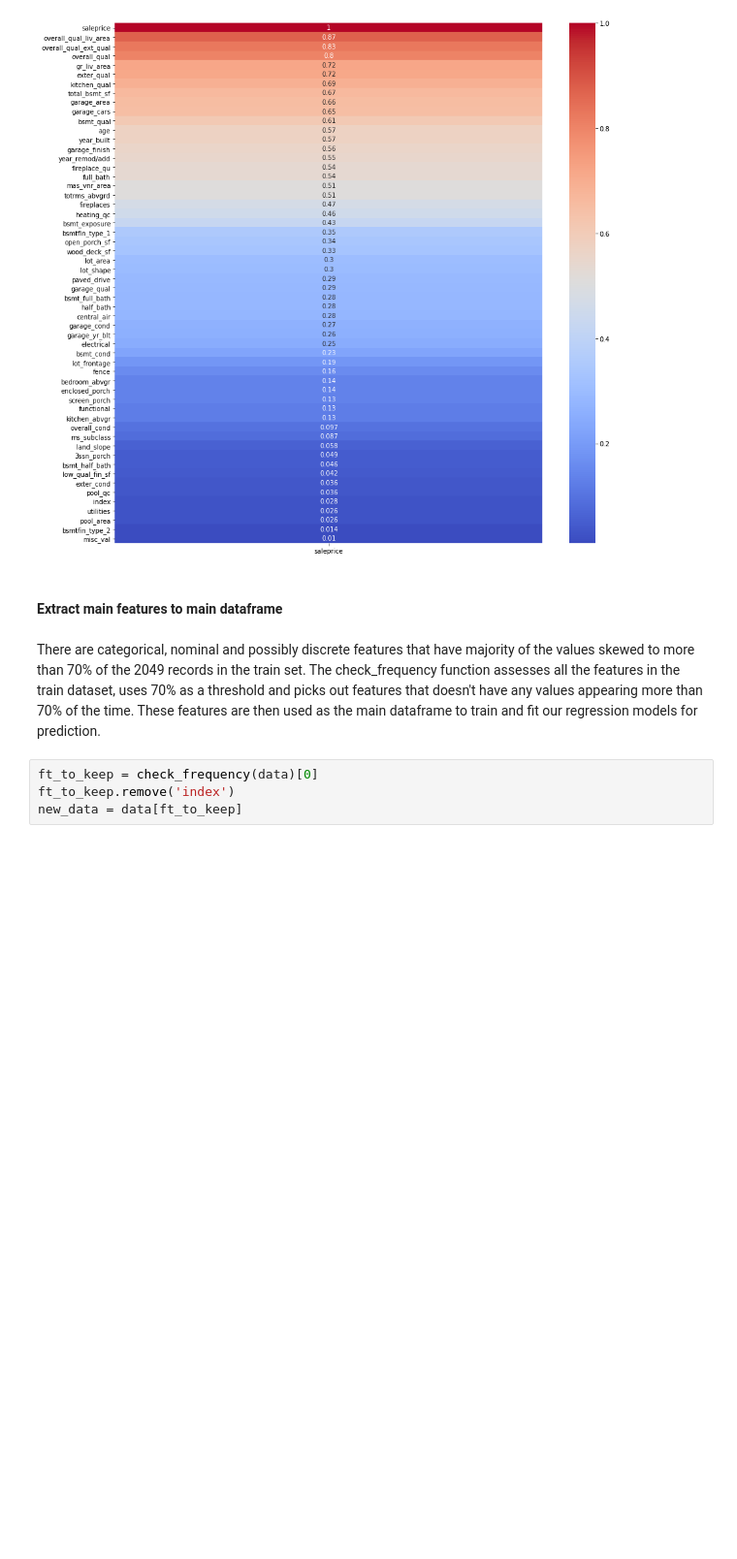
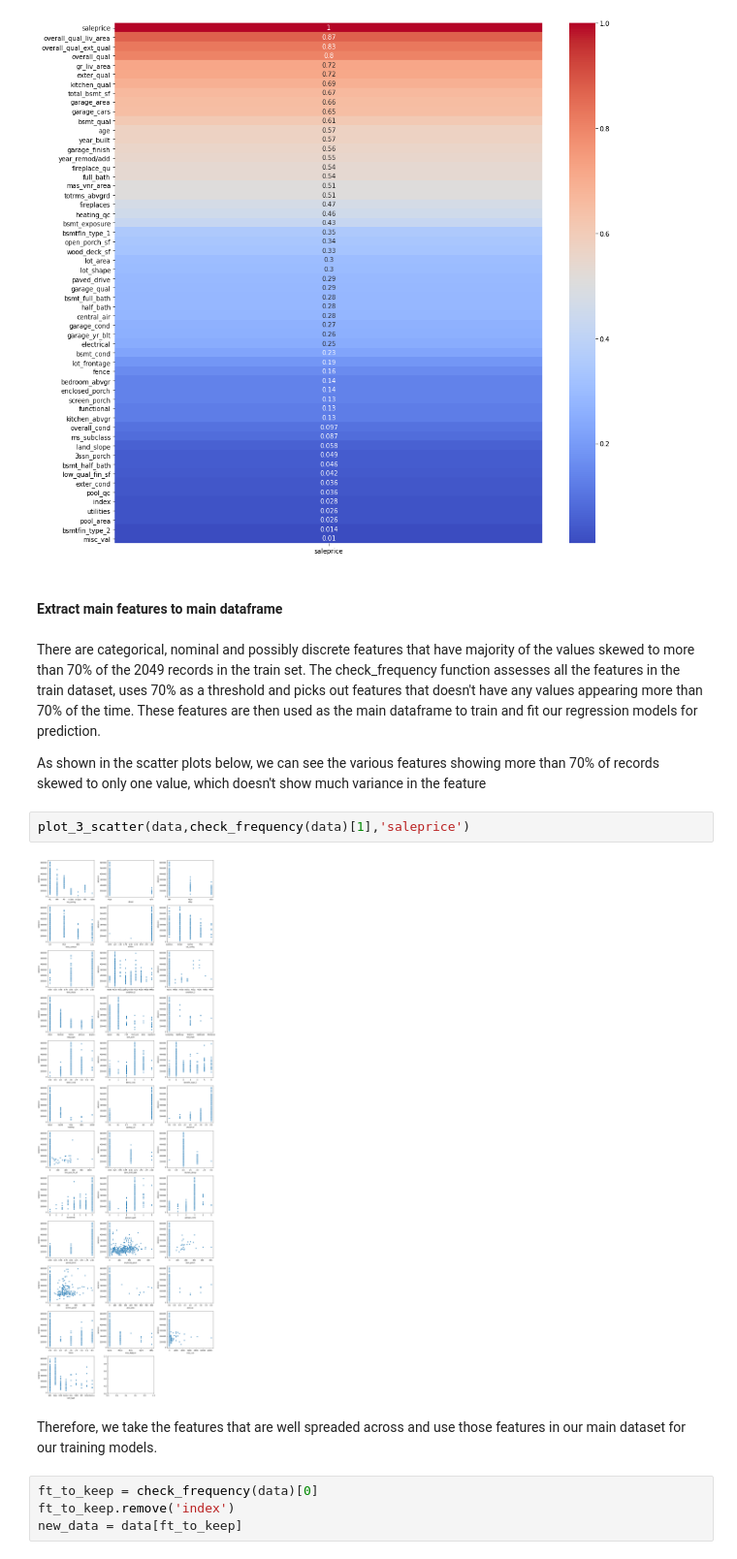
Before and after one commit to kkhalis/GA-Projects, a Jupyter notebook: project_2/Project 2 - Ames Housing Kaggle Challenge.ipynb, the cells around one changed output. Shown at 97% size. Saved outputs shown, nothing was run; the diff lists cells and outputs as text; blank space fills up the shorter version.

```diff
--- a/project_2/Project 2 - Ames Housing Kaggle Challenge.ipynb
+++ b/project_2/Project 2 - Ames Housing Kaggle Challenge.ipynb
@@ -390,6 +452,14 @@ sns.heatmap(abs(data.corr()[['saleprice']]).sort_values(ascending=False, by='sal
 #### Extract main features to main dataframe
 # %% [markdown]
 There are categorical, nominal and possibly discrete features that have majority of the values skewed to more than 70% of the 2049 records in the train set. The check_frequency function assesses all the features in the train dataset, uses 70% as a threshold and picks out features that doesn't have any values appearing more than 70% of the time. These features are then used as the main dataframe to train and fit our regression models for prediction.
+
+As shown in the scatter plots below, we can see the various features showing more than 70% of records skewed to only one value, which doesn't show much variance in the feature
+# %%
+plot_3_scatter(data,check_frequency(data)[1],'saleprice')
+# %% [output]
+[figure, added]
+# %% [markdown]
+Therefore, we take the features that are well spreaded across and use those features in our main dataset for our training models.
 # %%
 ft_to_keep = check_frequency(data)[0]
 ft_to_keep.remove('index')
```
Also changed, not shown: parts of 70 cells of this notebook, 4 other files.
